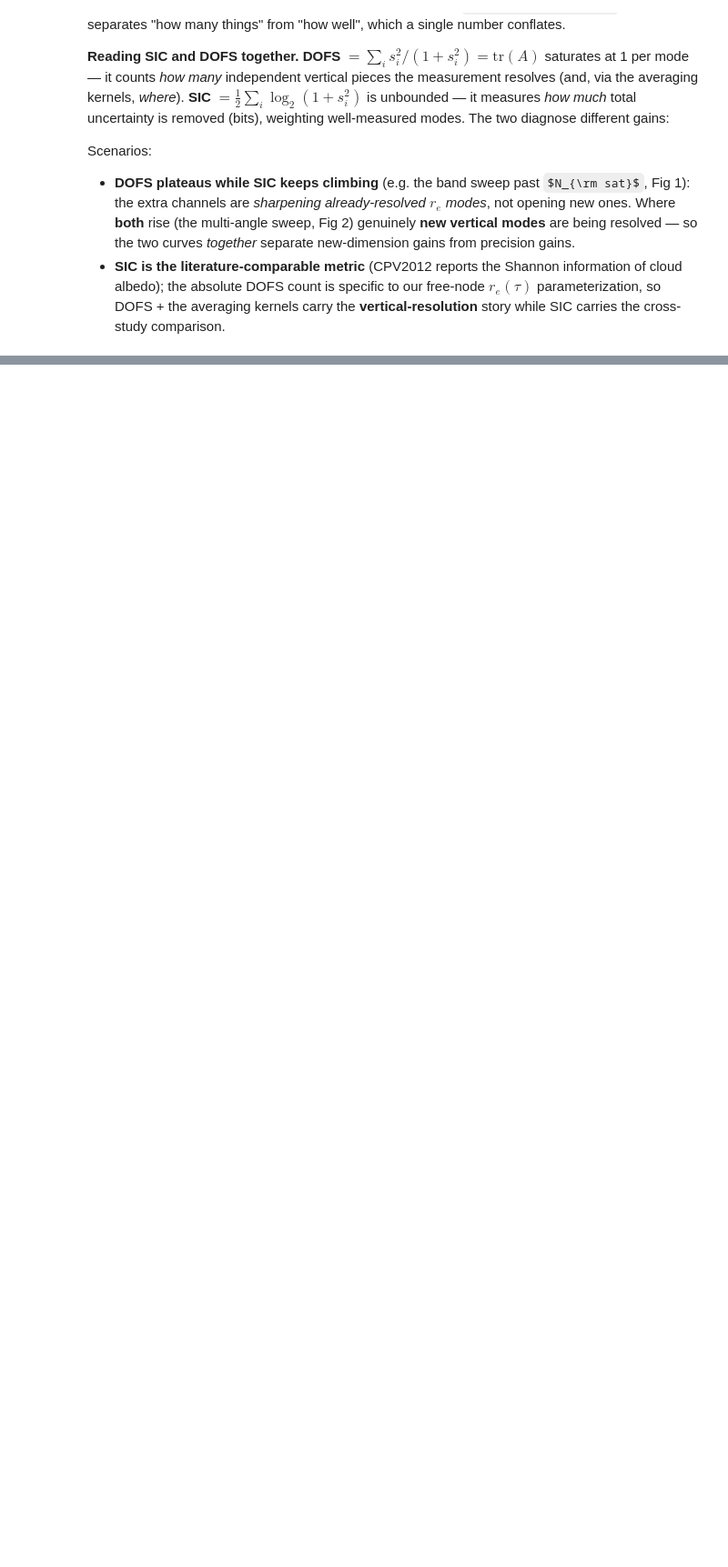
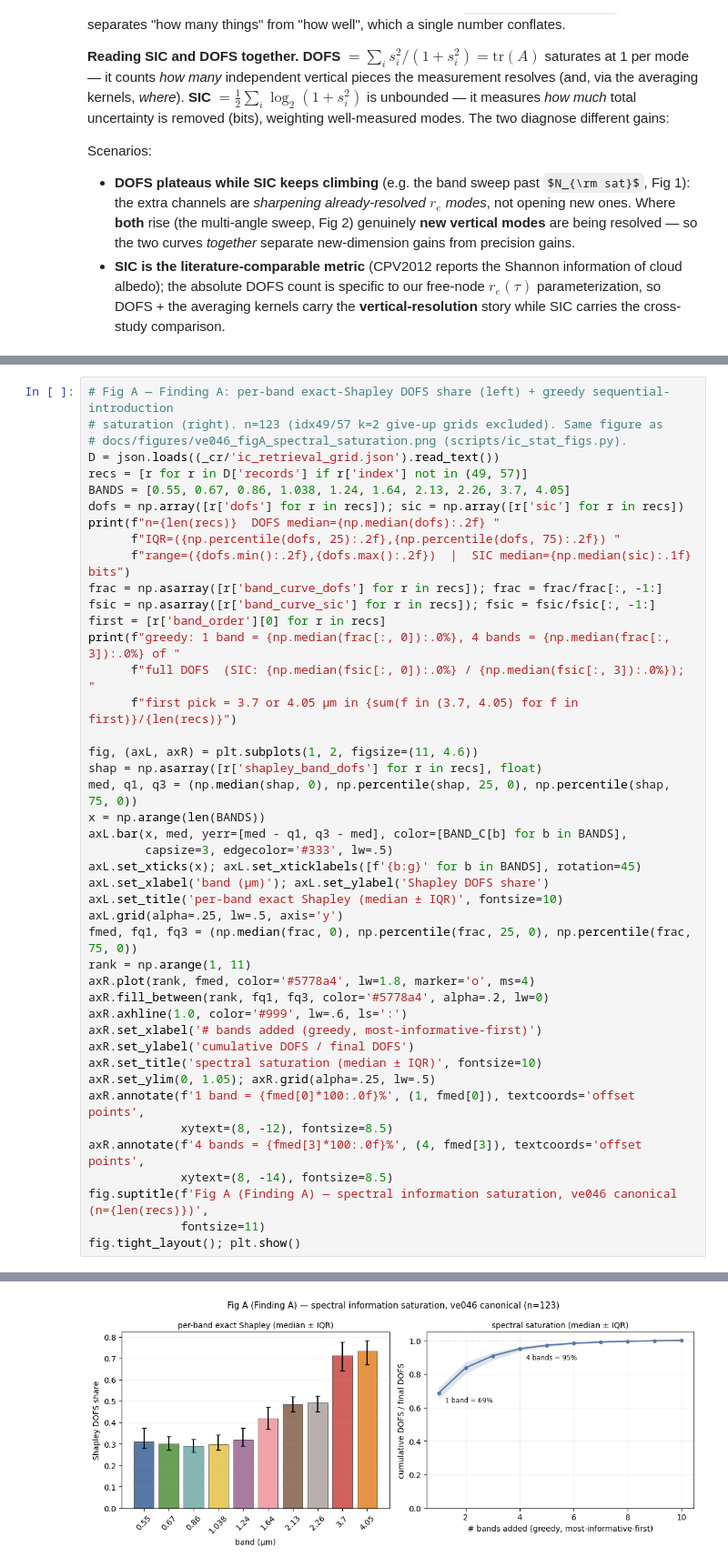
Before and after one commit to dhjx1996/Pythonic-DISORT_inhomogeneous_atmosphere, a Jupyter notebook: docs/riccati_solver_VOCALS_retrieval.ipynb, the cells around one changed output, grey strips where cells are left out. Shown at 91% size. Drawn from its saved outputs; the diff is of its cells as text; some formulas as TeX source; blank space fills up the shorter version.

```diff
--- a/docs/riccati_solver_VOCALS_retrieval.ipynb
+++ b/docs/riccati_solver_VOCALS_retrieval.ipynb
@@ -1310,0 +1107,45 @@ fig.tight_layout(); plt.show()
+# %%
+# Fig A — Finding A: per-band exact-Shapley DOFS share (left) + greedy sequential-introduction
+# saturation (right). n=123 (idx49/57 k=2 give-up grids excluded). Same figure as
+# docs/figures/ve046_figA_spectral_saturation.png (scripts/ic_stat_figs.py).
+D = json.loads((_cr/'ic_retrieval_grid.json').read_text())
+recs = [r for r in D['records'] if r['index'] not in (49, 57)]
+BANDS = [0.55, 0.67, 0.86, 1.038, 1.24, 1.64, 2.13, 2.26, 3.7, 4.05]
+dofs = np.array([r['dofs'] for r in recs]); sic = np.array([r['sic'] for r in recs])
+print(f"n={len(recs)}  DOFS median={np.median(dofs):.2f} "
+      f"IQR=({np.percentile(dofs, 25):.2f},{np.percentile(dofs, 75):.2f}) "
+      f"range=({dofs.min():.2f},{dofs.max():.2f})  |  SIC median={np.median(sic):.1f} bits")
+frac = np.asarray([r['band_curve_dofs'] for r in recs]); frac = frac/frac[:, -1:]
+fsic = np.asarray([r['band_curve_sic'] for r in recs]); fsic = fsic/fsic[:, -1:]
+first = [r['band_order'][0] for r in recs]
+print(f"greedy: 1 band = {np.median(frac[:, 0]):.0%}, 4 bands = {np.median(frac[:, 3]):.0%} of "
+      f"full DOFS  (SIC: {np.median(fsic[:, 0]):.0%} / {np.median(fsic[:, 3]):.0%});  "
+      f"first pick = 3.7 or 4.05 µm in {sum(f in (3.7, 4.05) for f in first)}/{len(recs)}")
+
+fig, (axL, axR) = plt.subplots(1, 2, figsize=(11, 4.6))
+shap = np.asarray([r['shapley_band_dofs'] for r in recs], float)
+med, q1, q3 = (np.median(shap, 0), np.percentile(shap, 25, 0), np.percentile(shap, 75, 0))
+x = np.arange(len(BANDS))
+axL.bar(x, med, yerr=[med - q1, q3 - med], color=[BAND_C[b] for b in BANDS],
+        capsize=3, edgecolor='#333', lw=.5)
+axL.set_xticks(x); axL.set_xticklabels([f'{b:g}' for b in BANDS], rotation=45)
+axL.set_xlabel('band (µm)'); axL.set_ylabel('Shapley DOFS share')
+axL.set_title('per-band exact Shapley (median ± IQR)', fontsize=10)
+axL.grid(alpha=.25, lw=.5, axis='y')
+fmed, fq1, fq3 = (np.median(frac, 0), np.percentile(frac, 25, 0), np.percentile(frac, 75, 0))
+rank = np.arange(1, 11)
+axR.plot(rank, fmed, color='#5778a4', lw=1.8, marker='o', ms=4)
+axR.fill_between(rank, fq1, fq3, color='#5778a4', alpha=.2, lw=0)
+axR.axhline(1.0, color='#999', lw=.6, ls=':')
+axR.set_xlabel('# bands added (greedy, most-informative-first)')
+axR.set_ylabel('cumulative DOFS / final DOFS')
+axR.set_title('spectral saturation (median ± IQR)', fontsize=10)
+axR.set_ylim(0, 1.05); axR.grid(alpha=.25, lw=.5)
+axR.annotate(f'1 band = {fmed[0]*100:.0f}%', (1, fmed[0]), textcoords='offset points',
+             xytext=(8, -12), fontsize=8.5)
+axR.annotate(f'4 bands = {fmed[3]*100:.0f}%', (4, fmed[3]), textcoords='offset points',
+             xytext=(8, -14), fontsize=8.5)
+fig.suptitle(f'Fig A (Finding A) — spectral information saturation, ve046 canonical (n={len(recs)})',
+             fontsize=11)
+fig.tight_layout(); plt.show()
+# %% [output]
@@ -1310,0 +1154 @@ fig.tight_layout(); plt.show()
+[figure, added]
```
Also changed, not shown: parts of 31 cells of this notebook, 12 other files.
